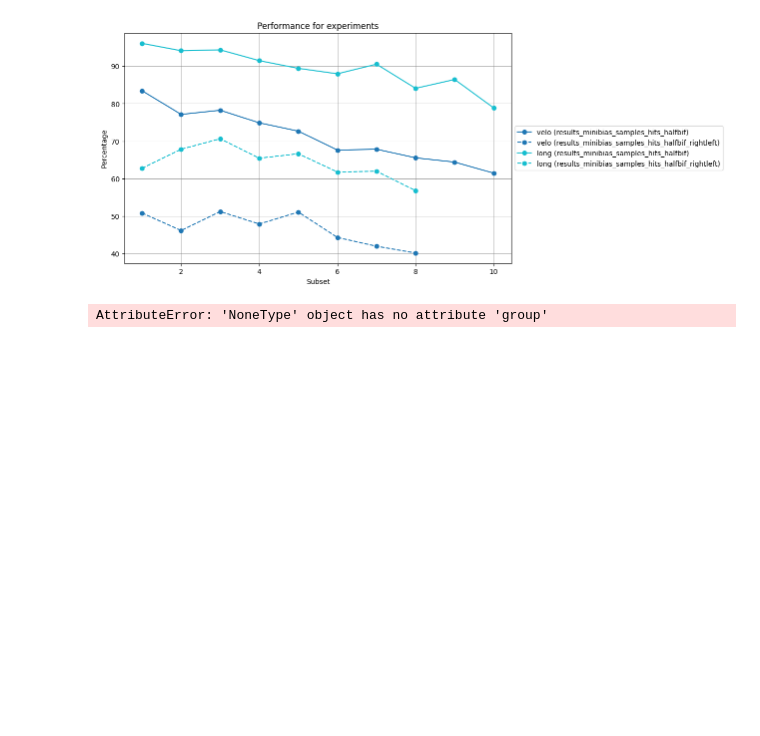
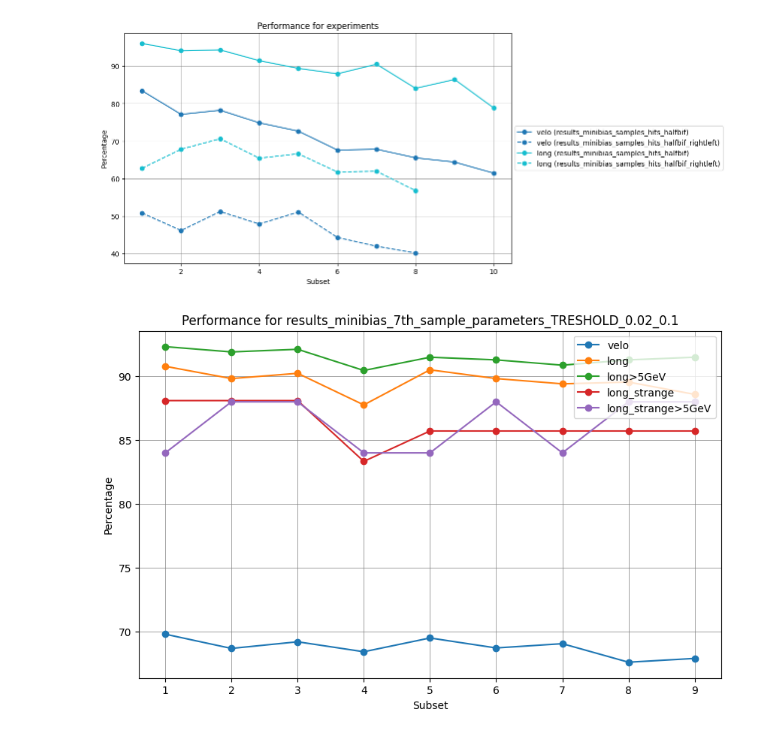
Before and after one commit to alawaree/Code_Thesis_HopfieldNetwork_VELO, a Jupyter notebook: results_analysis/plots_results_10_subsets.ipynb, the cells around one changed output. Cells and saved outputs as stored; diff of their text form; code cells hidden in the pictures; blank space fills up the shorter version.

```diff
--- a/results_analysis/plots_results_10_subsets.ipynb
+++ b/results_analysis/plots_results_10_subsets.ipynb
@@ -674,9 +725,11 @@ metrics_names = ['velo', 'long']
 plot_reconstruction_eff_experiments_multiple(exp_names, metrics_names)
 # %% [output]
 [figure]
-# %%
-exp_names = ['results_minibias_samples_hits', 'results_minibias_7th_sample_parameters_TRESHOLD_0.1_0.7']
-metrics_names = ['velo', 'long']
-plot_reconstruction_eff_experiments_multiple(exp_names, metrics_names)
-# %% [output]
-AttributeError: 'NoneType' object has no attribute 'group'
+# %%
+metrics_names = ['velo', 'long','long>5GeV', 'long_strange', 'long_strange>5GeV']
+exp_name = 'results_minibias_7th_sample_parameters_TRESHOLD_0.02_0.1'
+dataset = 'minibias'
+
+plot_reconstruction_eff_expriments(exp_name, metrics_names, dataset)
+# %% [output]
+[figure, added]
```
Also changed, not shown: parts of 16 cells of this notebook.
